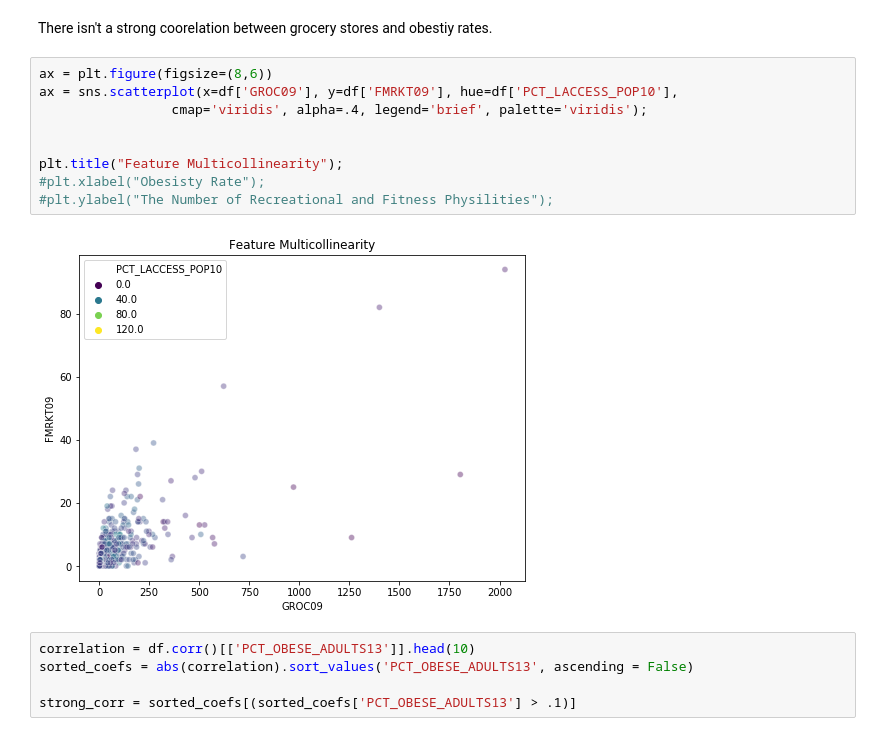
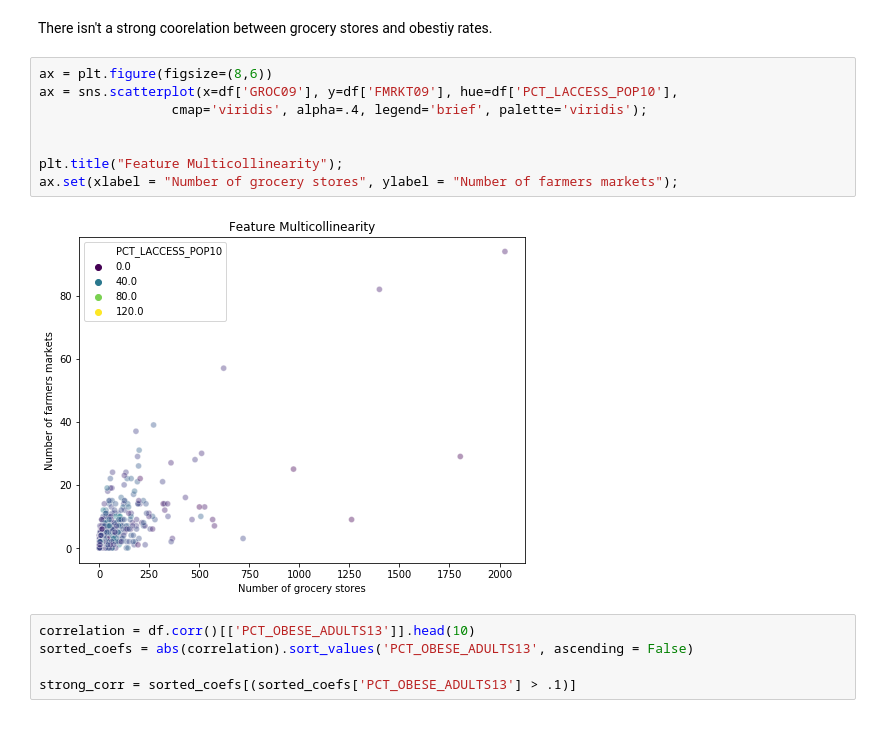
Before and after one commit to Graceallison/Predicting-Obesity-Rate-Bases-on-Food-Environment, a Jupyter notebook: Code/EDA and Modelling.ipynb, the cells around one changed output. Cells and saved outputs as stored; diff of their text form.

```diff
--- a/Code/EDA and Modelling.ipynb
+++ b/Code/EDA and Modelling.ipynb
@@ -231,14 +229,13 @@ There isn't a strong coorelation between grocery stores and obestiy rates.
 # %%
 ax = plt.figure(figsize=(8,6))
 ax = sns.scatterplot(x=df['GROC09'], y=df['FMRKT09'], hue=df['PCT_LACCESS_POP10'],
                  cmap='viridis', alpha=.4, legend='brief', palette='viridis');
 
 
 plt.title("Feature Multicollinearity");
-#plt.xlabel("Obesisty Rate");
-#plt.ylabel("The Number of Recreational and Fitness Physilities");
+ax.set(xlabel = "Number of grocery stores", ylabel = "Number of farmers markets");
 # %% [output]
-[figure, old version]
+[figure, new version]
 # %%
 correlation = df.corr()[['PCT_OBESE_ADULTS13']].head(10)
 sorted_coefs = abs(correlation).sort_values('PCT_OBESE_ADULTS13', ascending = False)
```
Also changed, not shown: parts of 4 cells of this notebook.
